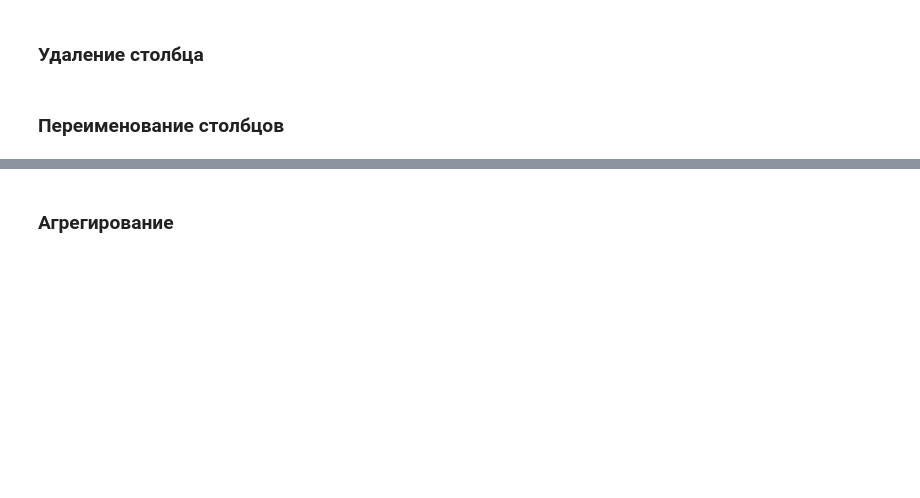
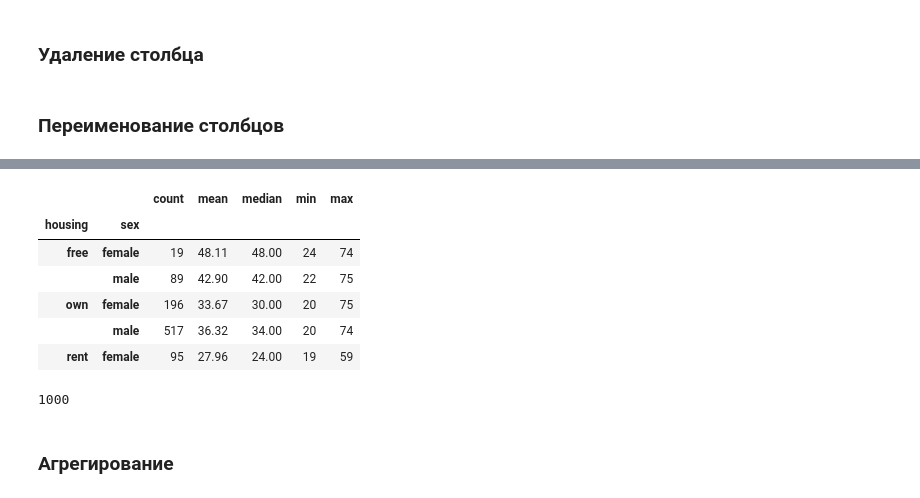
Before and after one commit to Serggi0/learn-data, a Jupyter notebook: gleb-mihailov/german_ds.ipynb, the cells around one changed output, grey strips where cells are left out. Saved outputs shown, nothing was run; the diff lists cells and outputs as text; code cells hidden in the pictures; blank space fills up the shorter version.

```diff
--- a/gleb-mihailov/german_ds.ipynb
+++ b/gleb-mihailov/german_ds.ipynb
@@ -42,3 +42,19 @@ df.head()
+# %%
+t = df.groupby(['housing', 'sex'])['age'].agg(['count', 'mean', 'median', 'min', 'max'])
+# %%
+t.head()
+# %% [output]
+|  |  | count | mean | median | min | max |
+| housing | sex |  |  |  |  |  |
+| free | female | 19 | 48.11 | 48.00 | 24 | 74 |
+|  | male | 89 | 42.90 | 42.00 | 22 | 75 |
+| own | female | 196 | 33.67 | 30.00 | 20 | 75 |
+|  | male | 517 | 36.32 | 34.00 | 20 | 74 |
+| rent | female | 95 | 27.96 | 24.00 | 19 | 59 |
+# %%
+t['count'].sum()
+# %% [output]
+1000
 # %% [markdown]
 ### Агрегирование
 # %% [markdown]
```
Also changed, not shown: parts of 8 cells of this notebook, 3 other files.
